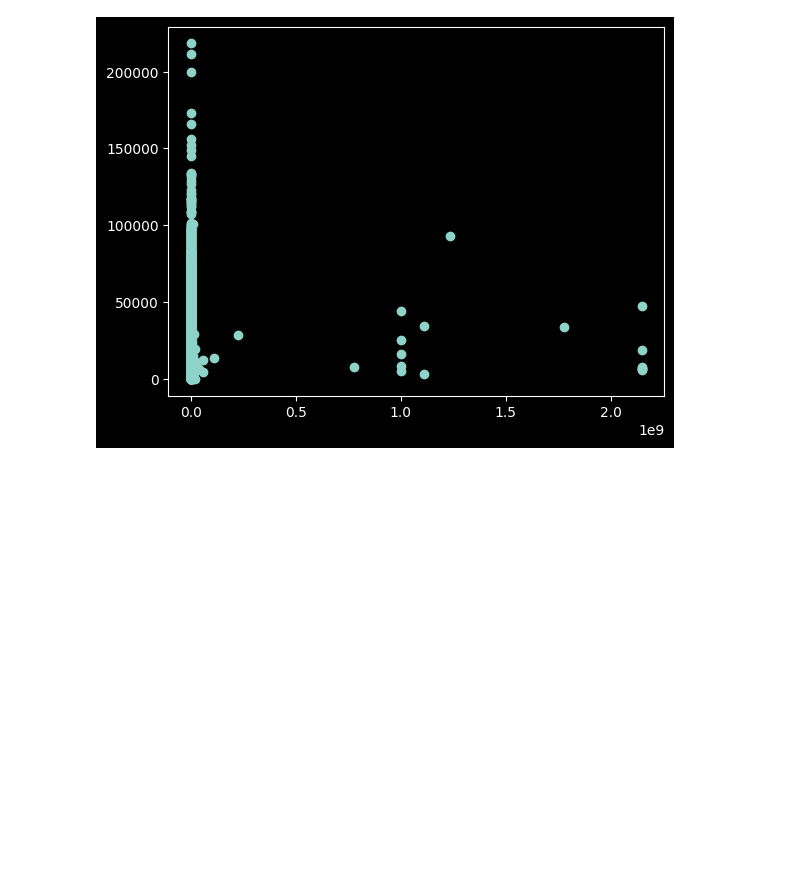
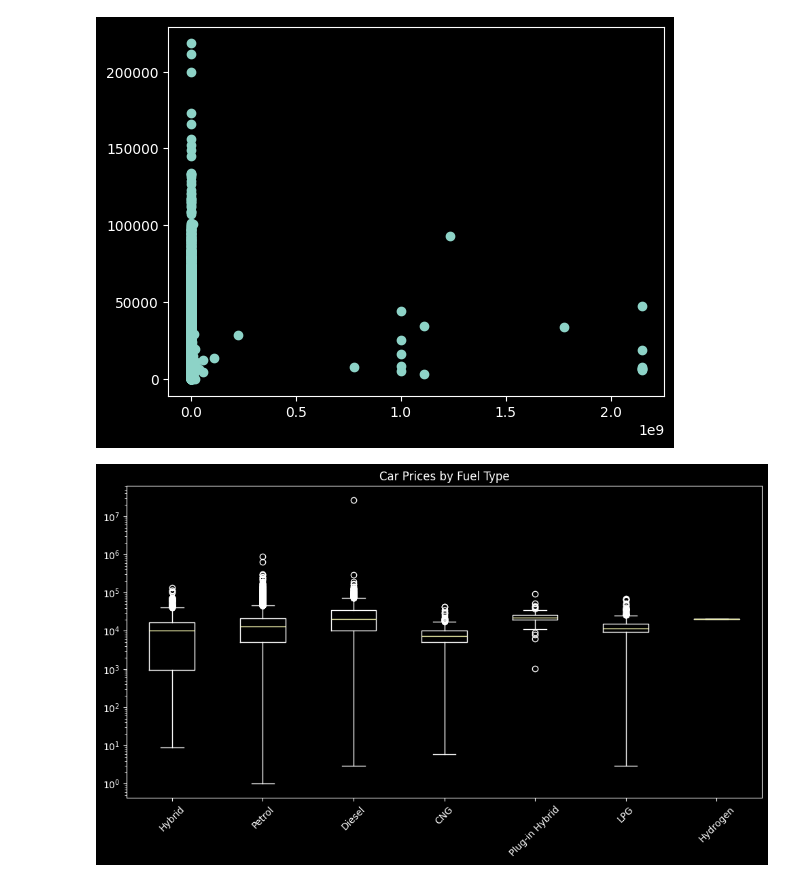
Before and after one commit to Muhammad-Bilal1605/LearningAI, a Jupyter notebook: scripts/project_1.ipynb, the cells around one changed output. Cells and saved outputs as stored; diff of their text form; code cells hidden in the pictures; blank space fills up the shorter version.

```diff
--- a/scripts/project_1.ipynb
+++ b/scripts/project_1.ipynb
@@ -422,3 +422,19 @@ plt.scatter(mileage_array,price_array)
 # %% [output]
 <matplotlib.collections.PathCollection at 0x...>
 [figure]
+# %%
+
+fuel_types = cars_df["Fuel type"].unique()
+data = [cars_df.loc[cars_df["Fuel type"]==ft, "Price"] for ft in fuel_types]
+
+plt.figure(figsize=(10,6))
+plt.boxplot(data, labels=fuel_types)
+
+
+plt.title("Car Prices by Fuel Type")
+plt.yscale("log")
+plt.xticks(rotation=45)
+plt.tight_layout()
+plt.show()
+# %% [output]
+[figure, added]
```
Also changed, not shown: parts of 2 cells of this notebook, 2 other files.
